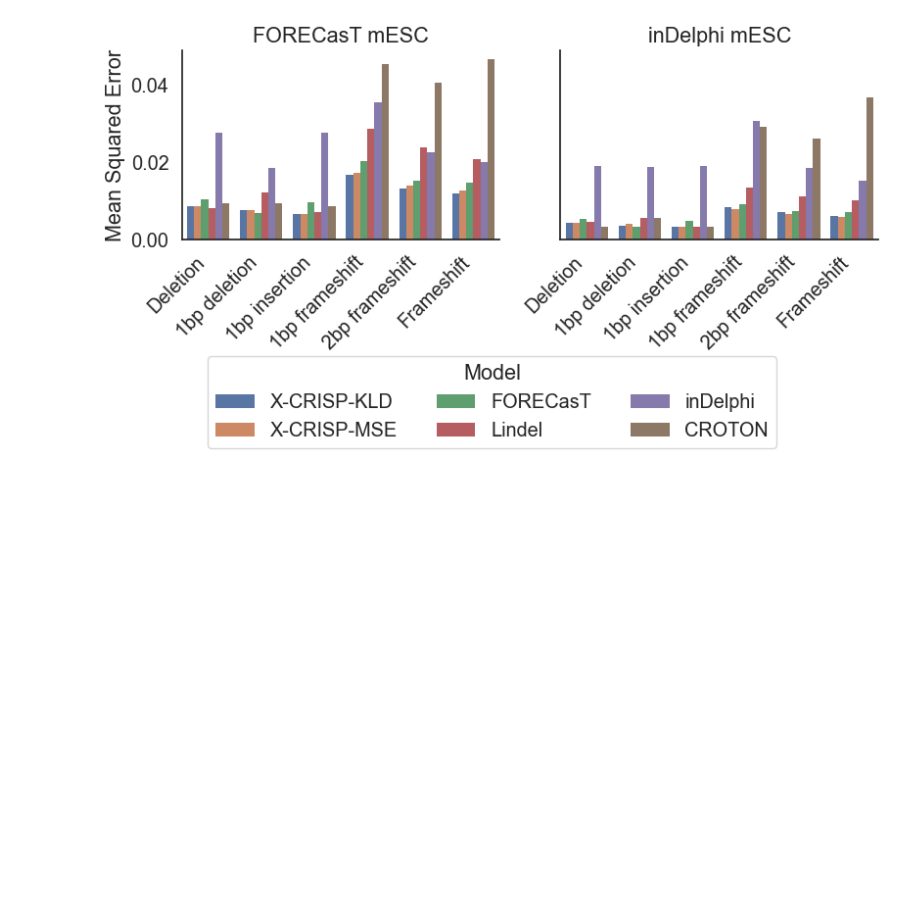
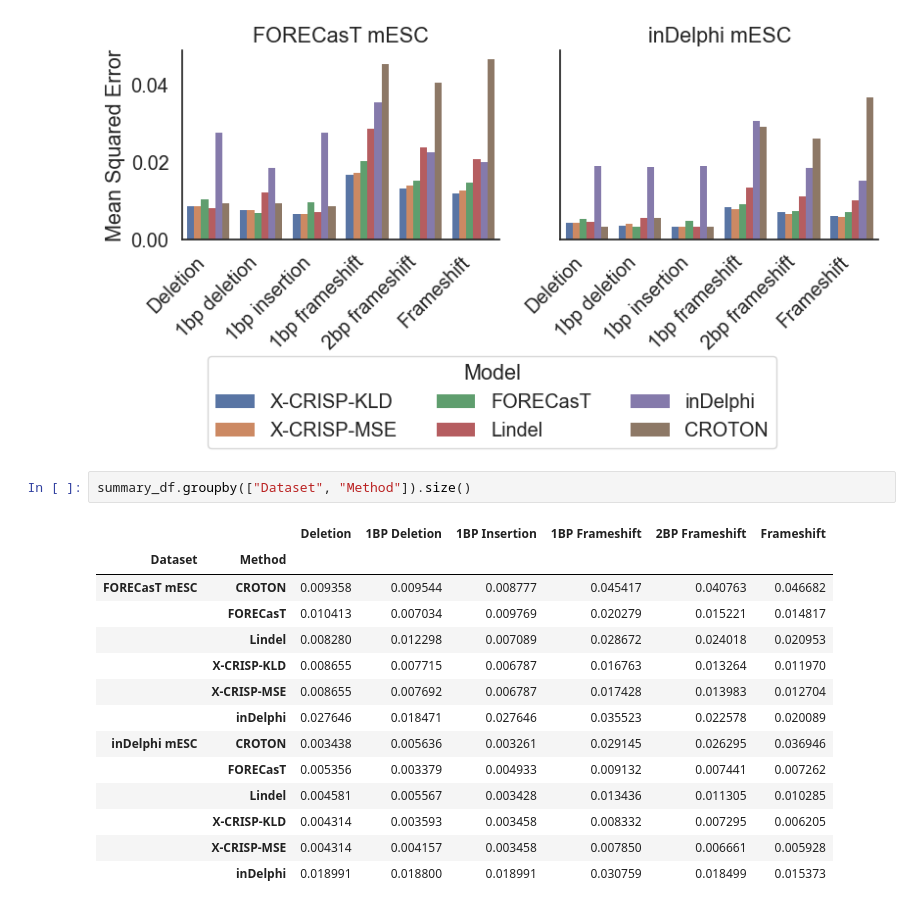
Before and after one commit to zouter/XCRISP, a Jupyter notebook: notebooks/figures/2.performance_comparisons.ipynb, the cells around one changed output. Drawn from its saved outputs; the diff is of its cells as text; blank space fills up the shorter version.

Commit message:
generating CROTON data

```diff
--- a/notebooks/figures/2.performance_comparisons.ipynb
+++ b/notebooks/figures/2.performance_comparisons.ipynb
@@ -359,3 +431,20 @@ plt.savefig("./artifacts/highlevel_performance_comparison.pdf", facecolor="white
 plt.show()
 # %% [output]
 [figure]
+# %%
+summary_df.groupby(["Dataset", "Method"]).size()
+# %% [output]
+|  |  | Deletion | 1BP Deletion | 1BP Insertion | 1BP Frameshift | 2BP Frameshift | Frameshift |
+| Dataset | Method |  |  |  |  |  |  |
+| FORECasT mESC | CROTON | 0.009358 | 0.009544 | 0.008777 | 0.045417 | 0.040763 | 0.046682 |
+|  | FORECasT | 0.010413 | 0.007034 | 0.009769 | 0.020279 | 0.015221 | 0.014817 |
+|  | Lindel | 0.008280 | 0.012298 | 0.007089 | 0.028672 | 0.024018 | 0.020953 |
+|  | X-CRISP-KLD | 0.008655 | 0.007715 | 0.006787 | 0.016763 | 0.013264 | 0.011970 |
+|  | X-CRISP-MSE | 0.008655 | 0.007692 | 0.006787 | 0.017428 | 0.013983 | 0.012704 |
+|  | inDelphi | 0.027646 | 0.018471 | 0.027646 | 0.035523 | 0.022578 | 0.020089 |
+| inDelphi mESC | CROTON | 0.003438 | 0.005636 | 0.003261 | 0.029145 | 0.026295 | 0.036946 |
+|  | FORECasT | 0.005356 | 0.003379 | 0.004933 | 0.009132 | 0.007441 | 0.007262 |
+|  | Lindel | 0.004581 | 0.005567 | 0.003428 | 0.013436 | 0.011305 | 0.010285 |
+|  | X-CRISP-KLD | 0.004314 | 0.003593 | 0.003458 | 0.008332 | 0.007295 | 0.006205 |
+|  | X-CRISP-MSE | 0.004314 | 0.004157 | 0.003458 | 0.007850 | 0.006661 | 0.005928 |
+|  | inDelphi | 0.018991 | 0.018800 | 0.018991 | 0.030759 | 0.018499 | 0.015373 |
```
Also changed, not shown: parts of 7 cells of this notebook, 12 other files.
